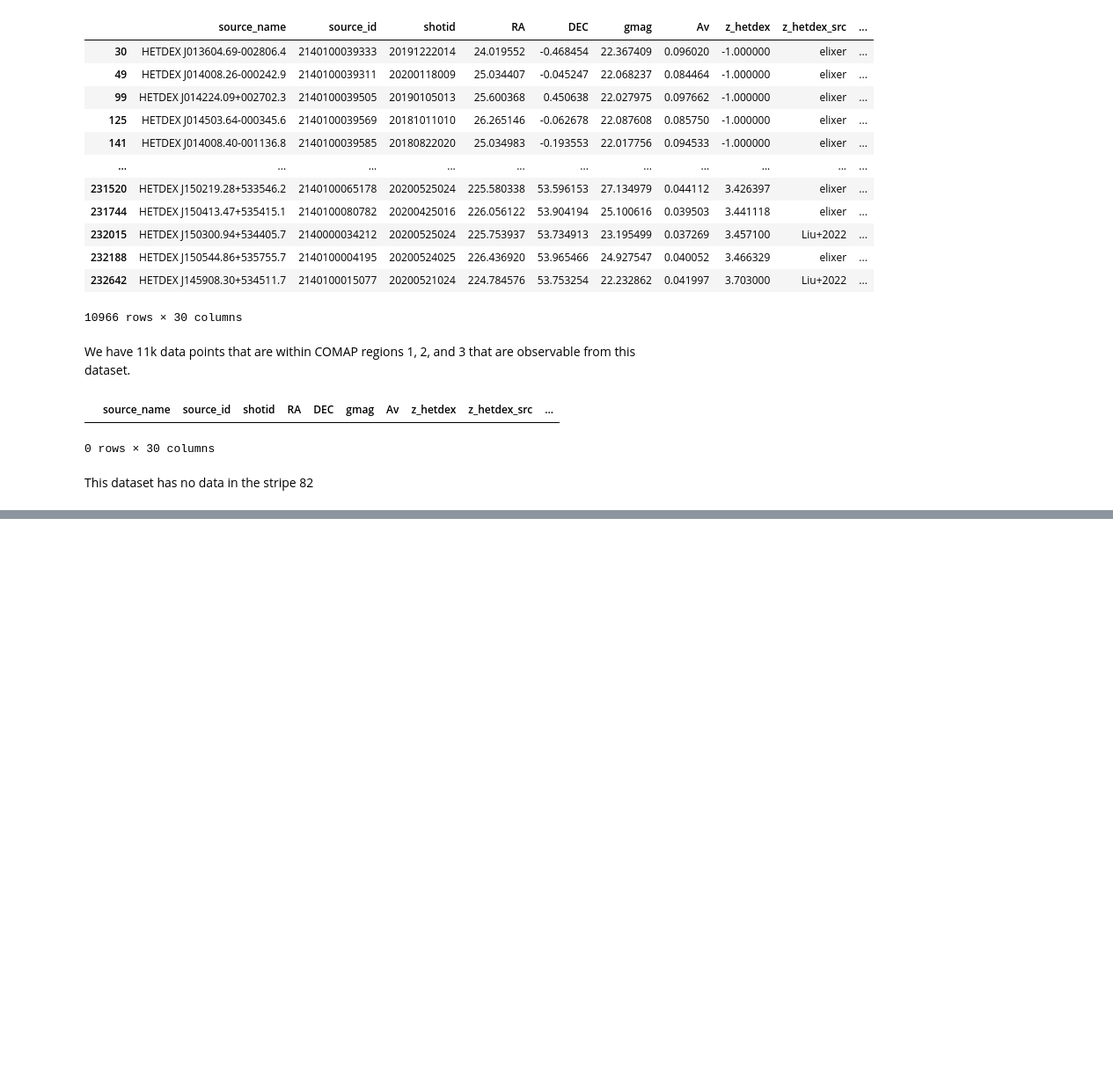
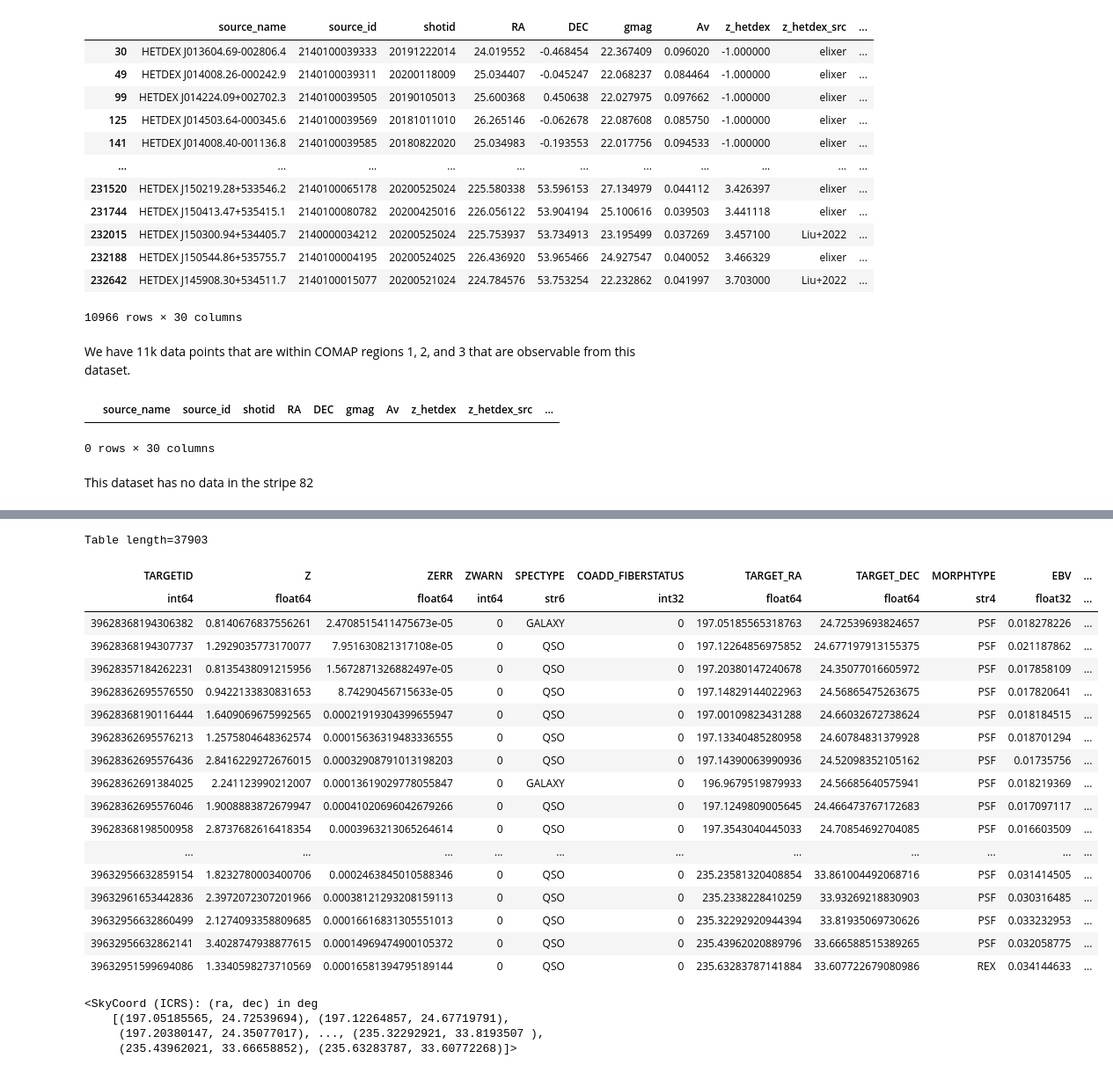
Before and after one commit to gagnierjoshua/Astronomy-ML-Kaggle-DataScience-Projects-and-Research, a Jupyter notebook: redshift-data-analysis-joshua-gagnier.ipynb, the cells around one changed output, grey strips where cells are left out. Shown at 88% size. Cells and saved outputs as stored; diff of their text form; code cells hidden in the pictures; blank space fills up the shorter version.

```diff
--- a/redshift-data-analysis-joshua-gagnier.ipynb
+++ b/redshift-data-analysis-joshua-gagnier.ipynb
@@ -140,0 +256,38 @@ This dataset has no data in the stripe 82
+# %%
+HudlDesiQ=fits.open("/kaggle/input/desi-early-data-release/QSO_cat_fuji_sv1_dark_bal_mask_v1.0.fits")
+DesiQHeader=HudlDesiQ[1].header
+DesiQdata=HudlDesiQ[1].data
+DesiQCols=HudlDesiQ[1].columns
+DesiQ_table = Table(HudlDesiQ[1].data)
+# %%
+DesiQ_table
+# %% [output]
+Table length=37903
+| TARGETID | Z | ZERR | ZWARN | SPECTYPE | COADD_FIBERSTATUS | TARGET_RA | TARGET_DEC | MORPHTYPE | EBV | ... |
+| int64 | float64 | float64 | int64 | str6 | int32 | float64 | float64 | str4 | float32 | ... |
+| 39628368194306382 | 0.8140676837556261 | 2.4708515411475673e-05 | 0 | GALAXY | 0 | 197.05185565318763 | 24.72539693824657 | PSF | 0.018278226 | ... |
+| 39628368194307737 | 1.2929035773170077 | 7.951630821317108e-05 | 0 | QSO | 0 | 197.12264856975852 | 24.677197913155375 | PSF | 0.021187862 | ... |
+| 39628357184262231 | 0.8135438091215956 | 1.5672871326882497e-05 | 0 | QSO | 0 | 197.20380147240678 | 24.35077016605972 | PSF | 0.017858109 | ... |
+| 39628362695576550 | 0.9422133830831653 | 8.74290456715633e-05 | 0 | QSO | 0 | 197.14829144022963 | 24.56865475263675 | PSF | 0.017820641 | ... |
+| 39628368190116444 | 1.6409069675992565 | 0.00021919304399655947 | 0 | QSO | 0 | 197.00109823431288 | 24.66032672738624 | PSF | 0.018184515 | ... |
+| 39628362695576213 | 1.2575804648362574 | 0.00015636319483336555 | 0 | QSO | 0 | 197.13340485280958 | 24.60784831379928 | PSF | 0.018701294 | ... |
+| 39628362695576436 | 2.8416229272676015 | 0.00032908791013198203 | 0 | QSO | 0 | 197.14390063990936 | 24.52098352105162 | PSF | 0.01735756 | ... |
+| 39628362691384025 | 2.241123990212007 | 0.00013619029778055847 | 0 | GALAXY | 0 | 196.9679519879933 | 24.56685640575941 | PSF | 0.018219369 | ... |
+| 39628362695576046 | 1.9008883872679947 | 0.00041020696042679266 | 0 | QSO | 0 | 197.1249809005645 | 24.466473767172683 | PSF | 0.017097117 | ... |
+| 39628368198500958 | 2.8737682616418354 | 0.0003963213065264614 | 0 | QSO | 0 | 197.3543040445033 | 24.70854692704085 | PSF | 0.016603509 | ... |
+| ... | ... | ... | ... | ... | ... | ... | ... | ... | ... | ... |
+| 39632956632859154 | 1.8232780003400706 | 0.0002463845010588346 | 0 | QSO | 0 | 235.23581320408854 | 33.861004492068716 | PSF | 0.031414505 | ... |
+| 39632961653442836 | 2.3972072307201966 | 0.00038121293208159113 | 0 | QSO | 0 | 235.2338228410259 | 33.93269218830903 | PSF | 0.030316485 | ... |
+| 39632956632860499 | 2.1274093358809685 | 0.00016616831305551013 | 0 | QSO | 0 | 235.32292920944394 | 33.81935069730626 | PSF | 0.033232953 | ... |
+| 39632956632862141 | 3.4028747938877615 | 0.00014969474900105372 | 0 | QSO | 0 | 235.43962020889796 | 33.666588515389265 | PSF | 0.032058775 | ... |
+| 39632951599694086 | 1.3340598273710569 | 0.00016581394795189144 | 0 | QSO | 0 | 235.63283787141884 | 33.607722679080986 | REX | 0.034144633 | ... |
+# %%
+Desi_ra=DesiQ_table['TARGET_RA']*u.deg
+Desi_dec=DesiQ_table['TARGET_DEC']*u.deg
+Desi_Coords=SkyCoord(Desi_ra, Desi_dec, frame='icrs', unit='deg')
+Desi_Coords
+# %% [output]
+<SkyCoord (ICRS): (ra, dec) in deg
+    [(197.05185565, 24.72539694), (197.12264857, 24.67719791),
+     (197.20380147, 24.35077017), ..., (235.32292921, 33.8193507 ),
+     (235.43962021, 33.66658852), (235.63283787, 33.60772268)]>
```
Also changed, not shown: parts of 17 cells of this notebook.
